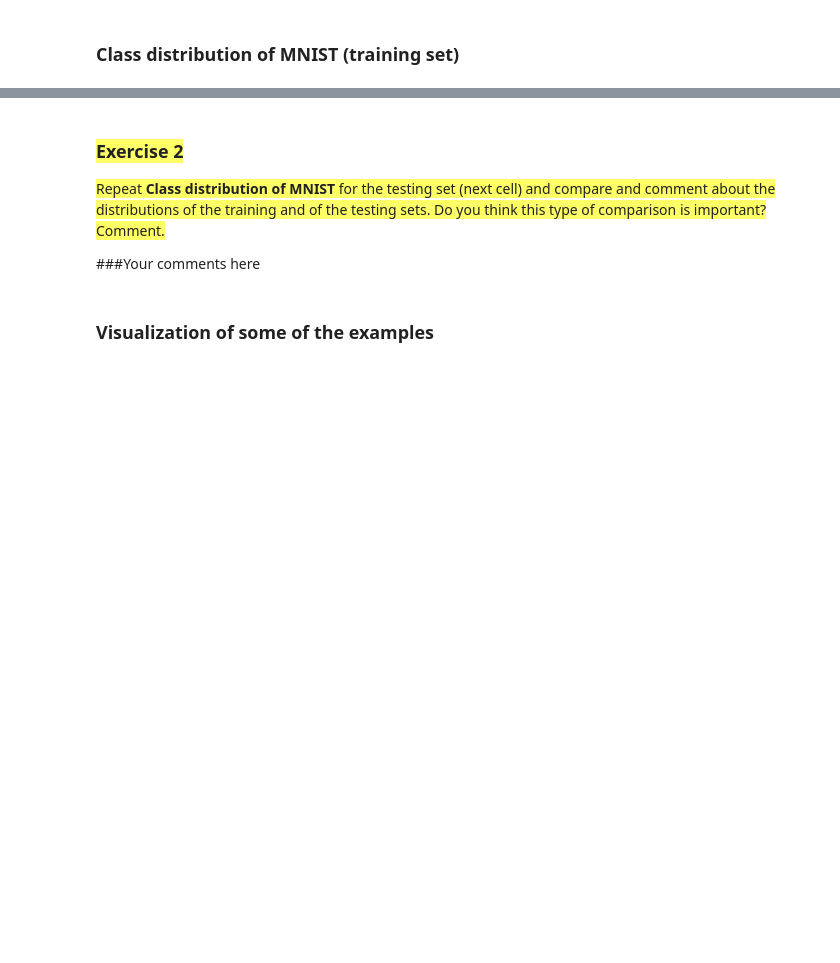
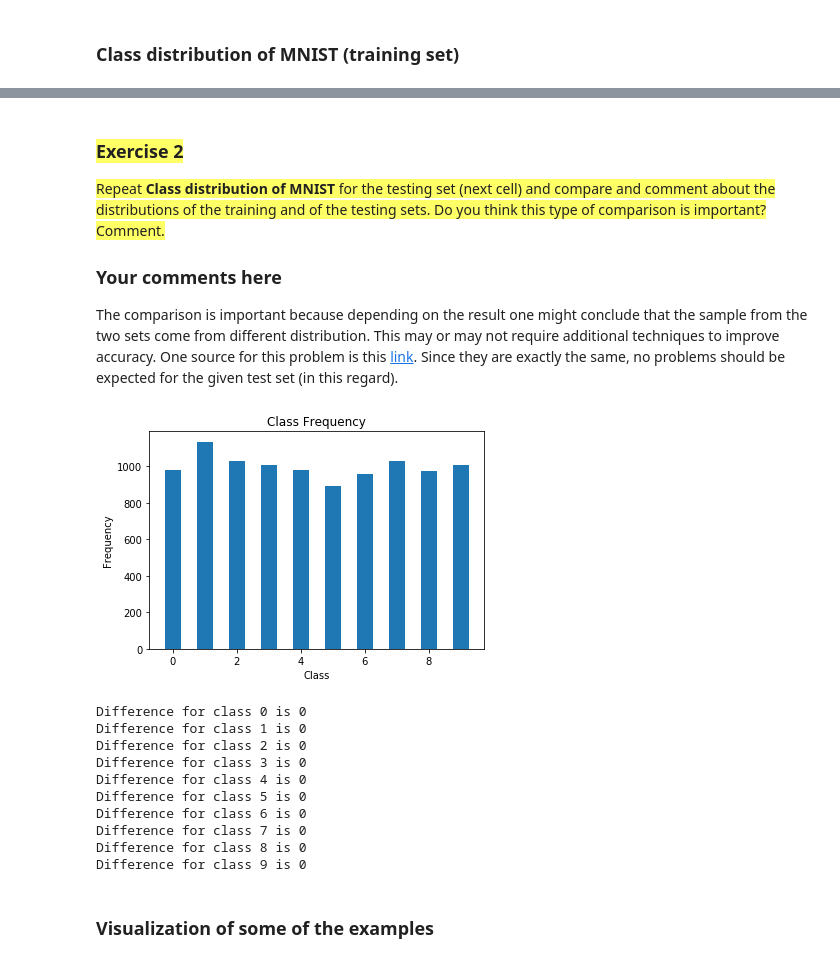
Before and after one commit to MLaurentys/NinthSemester, a Jupyter notebook: MAC0460/pe04/ep04_logreg.ipynb, the cells around one changed output, grey strips where cells are left out. Saved outputs shown, nothing was run; the diff lists cells and outputs as text; code cells hidden in the pictures; blank space fills up the shorter version.

```diff
--- a/MAC0460/pe04/ep04_logreg.ipynb
+++ b/MAC0460/pe04/ep04_logreg.ipynb
@@ -165,4 +201,6 @@ plt.show()
 ### <font style="background-color: #ffff66;">Exercise 2</font>
 <font style="background-color: #ffff66;">Repeat **Class distribution of MNIST** for the testing set (next cell) and compare and comment about the distributions of the training and of the testing sets. Do you think this type of comparison is important? Comment.</font>
 
-###Your comments here
+### Your comments here
+
+The comparison is important because depending on the result one might conclude that the sample from the two sets come from different distribution. This may or may not require additional techniques to improve accuracy. One source for this problem is this [link](https://stats.stackexchange.com/questions/43716/how-to-handle-the-difference-between-the-distribution-of-the-test-set-and-the-tr). Since they are exactly the same, no problems should be expected for the given test set (in this regard).
@@ -171,3 +207,30 @@ plt.show()
+# %%
+# Your code here ___________________
+%matplotlib inline
+
+uniquet, countst = np.unique(y_test_all, return_counts=True)
+plt.bar(uniquet, countst, 0.5)
+plt.title('Class Frequency')
+plt.xlabel('Class')
+plt.ylabel('Frequency')
+plt.show()
+
+total = sum(counts)
+totalt = sum(countst)
+for i in range (len(uniquet)):
+    print("Difference for class %d is %d" % (i, (counts[i]/total) - (countst[i]/totalt)))
+# %% [output]
+[figure, added]
+Difference for class 0 is 0
+Difference for class 1 is 0
+Difference for class 2 is 0
+Difference for class 3 is 0
+Difference for class 4 is 0
+Difference for class 5 is 0
+Difference for class 6 is 0
+Difference for class 7 is 0
+Difference for class 8 is 0
+Difference for class 9 is 0
 # %% [markdown]
 ### Visualization of some of the examples
 # %%
```
Also changed, not shown: parts of 18 cells of this notebook.
